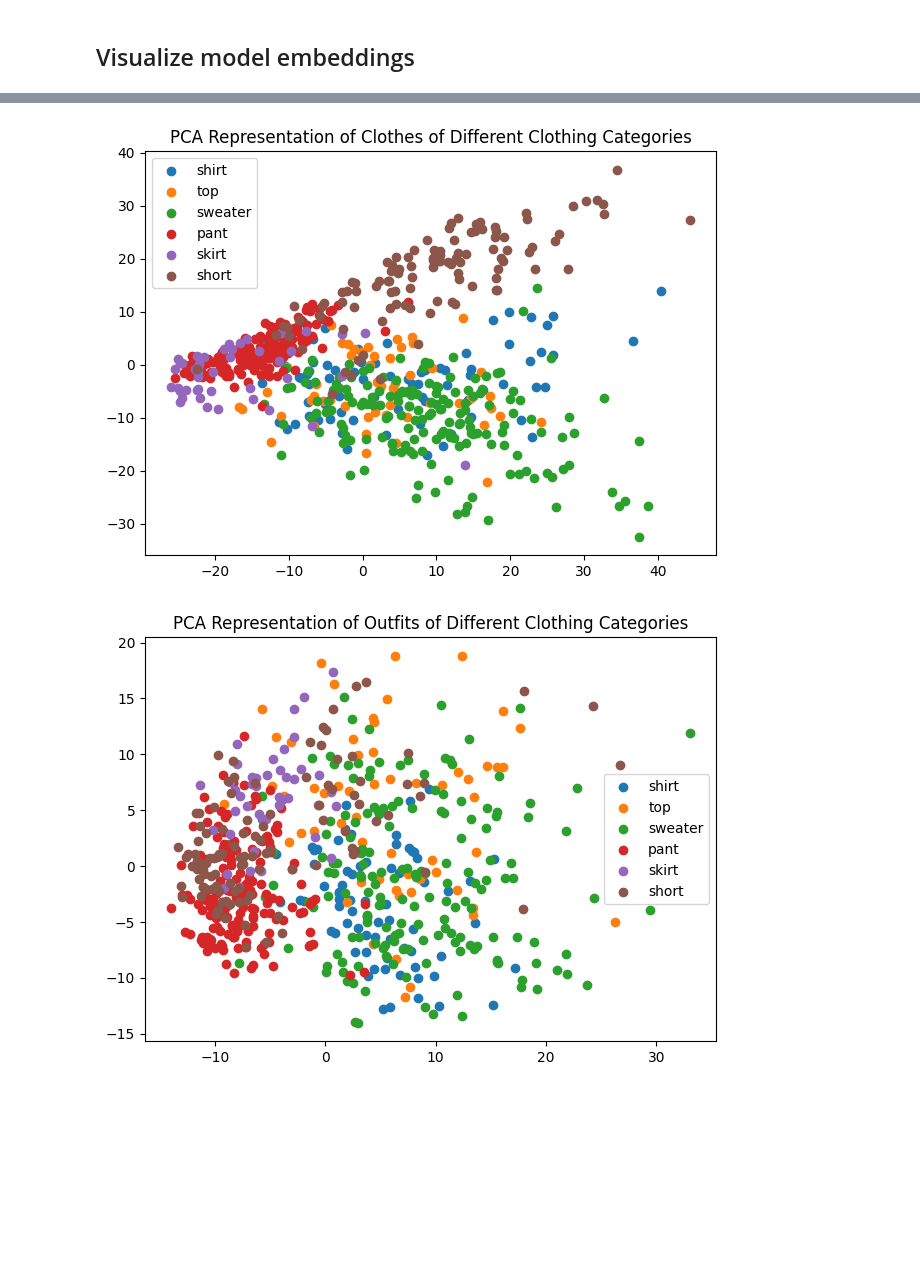
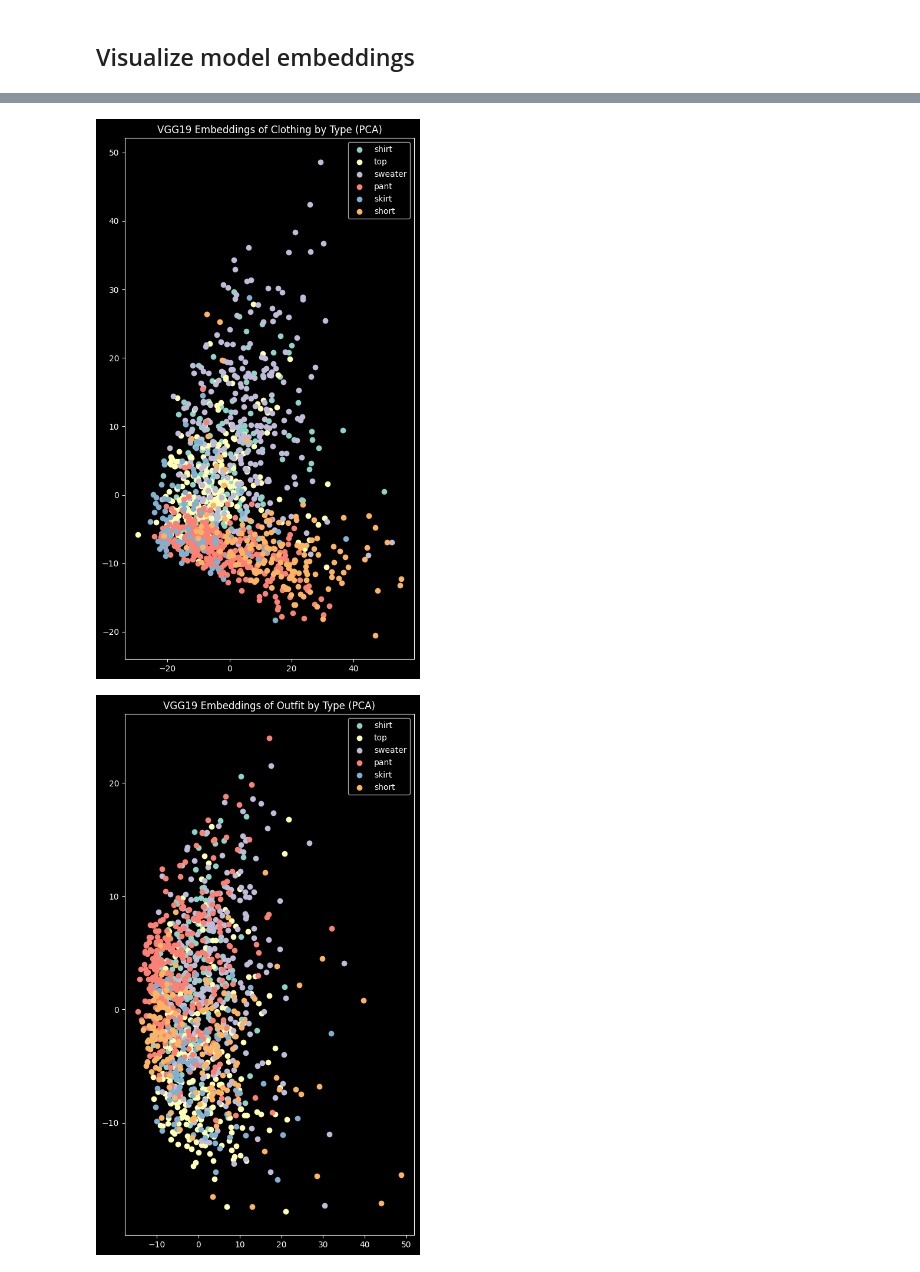
Before and after one commit to ianjwhitehouse/outfit-recomender, a Jupyter notebook: VGG19.ipynb, the cells around one changed output, grey strips where cells are left out. Cells and saved outputs as stored; diff of their text form; code cells hidden in the pictures; blank space fills up the shorter version.

```diff
--- a/VGG19.ipynb
+++ b/VGG19.ipynb
@@ -149,5 +162,8 @@ plt.show()
 # %%
 # Plot types of items
+
+plt.style.use("dark_background")
+plt.figure(figsize=[5.6, 9.6])
 for item in ["shirt", "top", "sweater", "pant", "skirt", "short"]:
     plt.scatter(
         clothing_pca[[i for i in range(len(clothing_pca)) if clothing_labels[i][2] == item]][:, 0],
@@ -155,46 +171,52 @@ for item in ["shirt", "top", "sweater", "pant", "skirt", "short"]:
         label=item
     )
 
-plt.title("PCA Representation of Clothes of Different Clothing Categories")
+plt.title("VGG19 Embeddings of Clothing by Type (PCA)")
 plt.tight_layout()
 plt.legend()
 plt.show()
 
+plt.style.use("dark_background")
+plt.figure(figsize=[5.6, 9.6])
 for item in ["shirt", "top", "sweater", "pant", "skirt", "short"]:
     plt.scatter(
-        full_body_pca[[i for i in range(len(clothing_pca)) if full_body_labels[i][2] == item]][:, 0],
-        full_body_pca[[i for i in range(len(clothing_pca)) if full_body_labels[i][2] == item]][:, 1],
+        full_body_pca[[i for i in range(len(full_body_pca)) if full_body_labels[i][2] == item]][:, 0],
+        full_body_pca[[i for i in range(len(full_body_pca)) if full_body_labels[i][2] == item]][:, 1],
         label=item
     )
 
-plt.title("PCA Representation of Outfits of Different Clothing Categories")
+plt.title("VGG19 Embeddings of Outfit by Type (PCA)")
 plt.tight_layout()
 plt.legend()
 plt.show()
 
+plt.style.use("dark_background")
+plt.figure(figsize=[5.6, 9.6])
 for item in ["shirt", "top", "sweater", "pant", "skirt", "short"]:
     plt.scatter(
-        clothing_tsne[[i for i in range(len(clothing_pca)) if clothing_labels[i][2] == item]][:, 0],
-        clothing_tsne[[i for i in range(len(clothing_pca)) if clothing_labels[i][2] == item]][:, 1],
+        clothing_tsne[[i for i in range(len(clothing_tsne)) if clothing_labels[i][2] == item]][:, 0],
+        clothing_tsne[[i for i in range(len(clothing_tsne)) if clothing_labels[i][2] == item]][:, 1],
         label=item
     )
 
-plt.title("TSNE Representation of Clothes of Different Clothing Categories")
+plt.title("VGG19 Embeddings of Clothing by Type (TSNE)")
 plt.tight_layout()
 plt.legend()
 plt.show()
 
+plt.style.use("dark_background")
+plt.figure(figsize=[5.6, 9.6])
 for item in ["shirt", "top", "sweater", "pant", "skirt", "short"]:
     plt.scatter(
-        full_body_tsne[[i for i in range(len(clothing_pca)) if full_body_labels[i][2] == item]][:, 0],
-        full_body_tsne[[i for i in range(len(clothing_pca)) if full_body_labels[i][2] == item]][:, 1],
+        full_body_tsne[[i for i in range(len(full_body_tsne)) if full_body_labels[i][2] == item]][:, 0],
+        full_body_tsne[[i for i in range(len(full_body_tsne)) if full_body_labels[i][2] == item]][:, 1],
         label=item
     )
 
-plt.title("TSNE Representation of Outfits of Different Clothing Categories")
+plt.title("VGG19 Embeddings of Outfit by Type (TSNE)")
 plt.tight_layout()
 plt.legend()
 plt.show()
 # %% [output]
-[figure, old version]
+[figure, new version]
-[figure, old version]
+[figure, new version]
```
Also changed, not shown: parts of 12 cells of this notebook, 1 other file.
